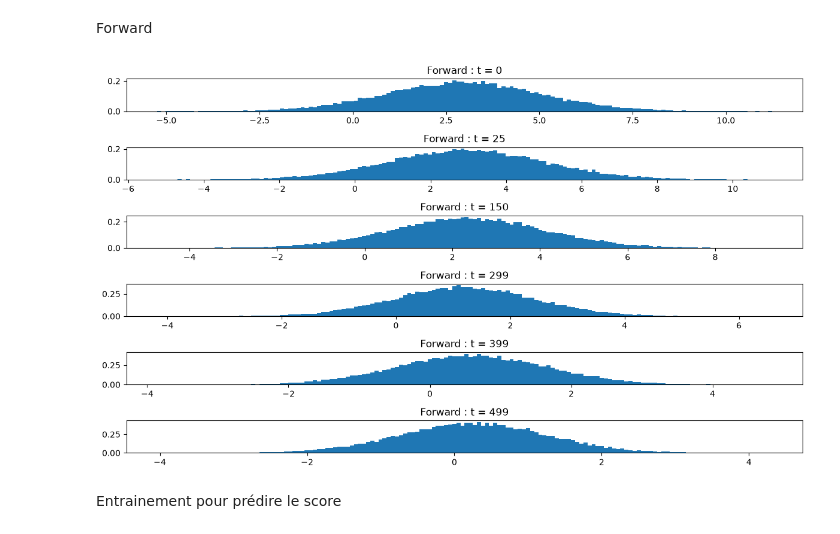
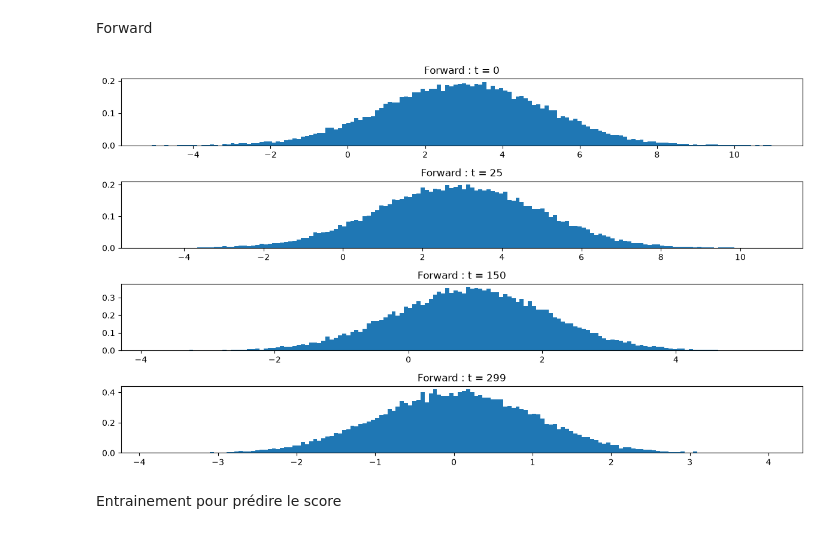
Before and after one commit to lealagonotte/stage_2026, a Jupyter notebook: ddpm_adapted (2).ipynb, the cells around one changed output. Saved outputs shown, nothing was run; the diff lists cells and outputs as text; code cells hidden in the pictures.

```diff
--- a/ddpm_adapted (2).ipynb
+++ b/ddpm_adapted (2).ipynb
@@ -109,10 +109,10 @@ plt.show()
 # %% [markdown]
 Hyperparamètre et noise schedule
 # %%
-T = 500
+T = 300
 
 beta_start = 1e-4
-beta_end = 2e-2
+beta_end = 0.06
 
 betas = torch.linspace(beta_start, beta_end, T, device=device) # Schedule linéaire pour les betas
 alphas = 1.0 - betas
@@ -168,23 +168,23 @@ def q_sample(z0, t, eps=None):
 # %%
 z0 = sample_data(30000, data=data)
 
-times_to_plot = [0, 25, 150, 299, 399, 499]
+times_to_plot = [0, 25, 150, 299]
 
 plt.figure(figsize=(12, 7))
 
 for i, tt in enumerate(times_to_plot):
     t = torch.full((z0.shape[0],), tt, device=device, dtype=torch.long)
     zt, _ = q_sample(z0, t)
     zt_np = zt.detach().cpu().numpy()
 
     plt.subplot(len(times_to_plot), 1, i + 1)
     plt.hist(zt_np, bins=150, density=True)
     plt.title(f"Forward : t = {tt}")
 
 plt.tight_layout()
 plt.show()
 # %% [output]
-[figure, old version]
+[figure, new version]
 # %% [markdown]
 Entrainement pour prédire le score
 # %%
```
Also changed, not shown: parts of 4 cells of this notebook.
